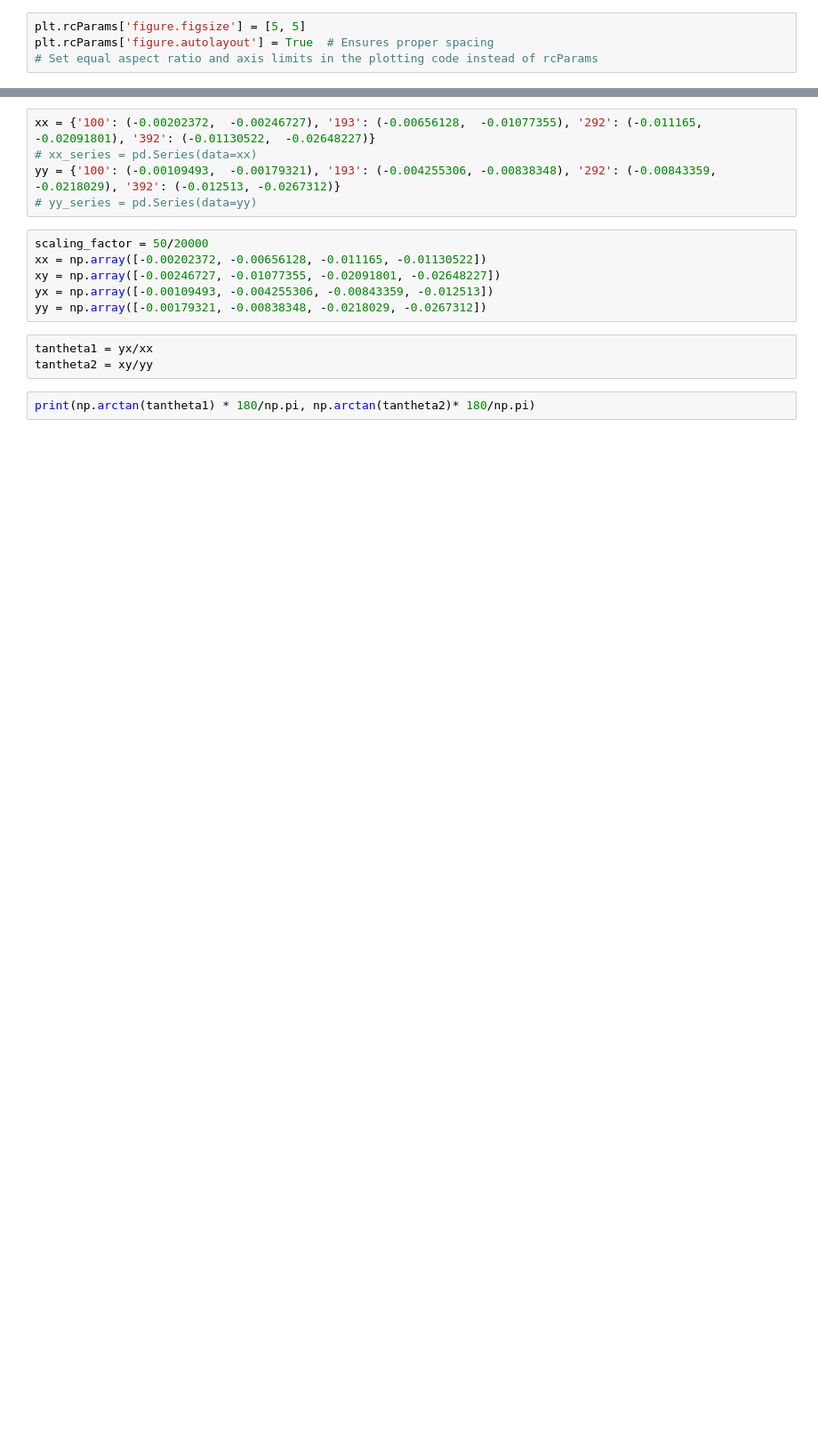
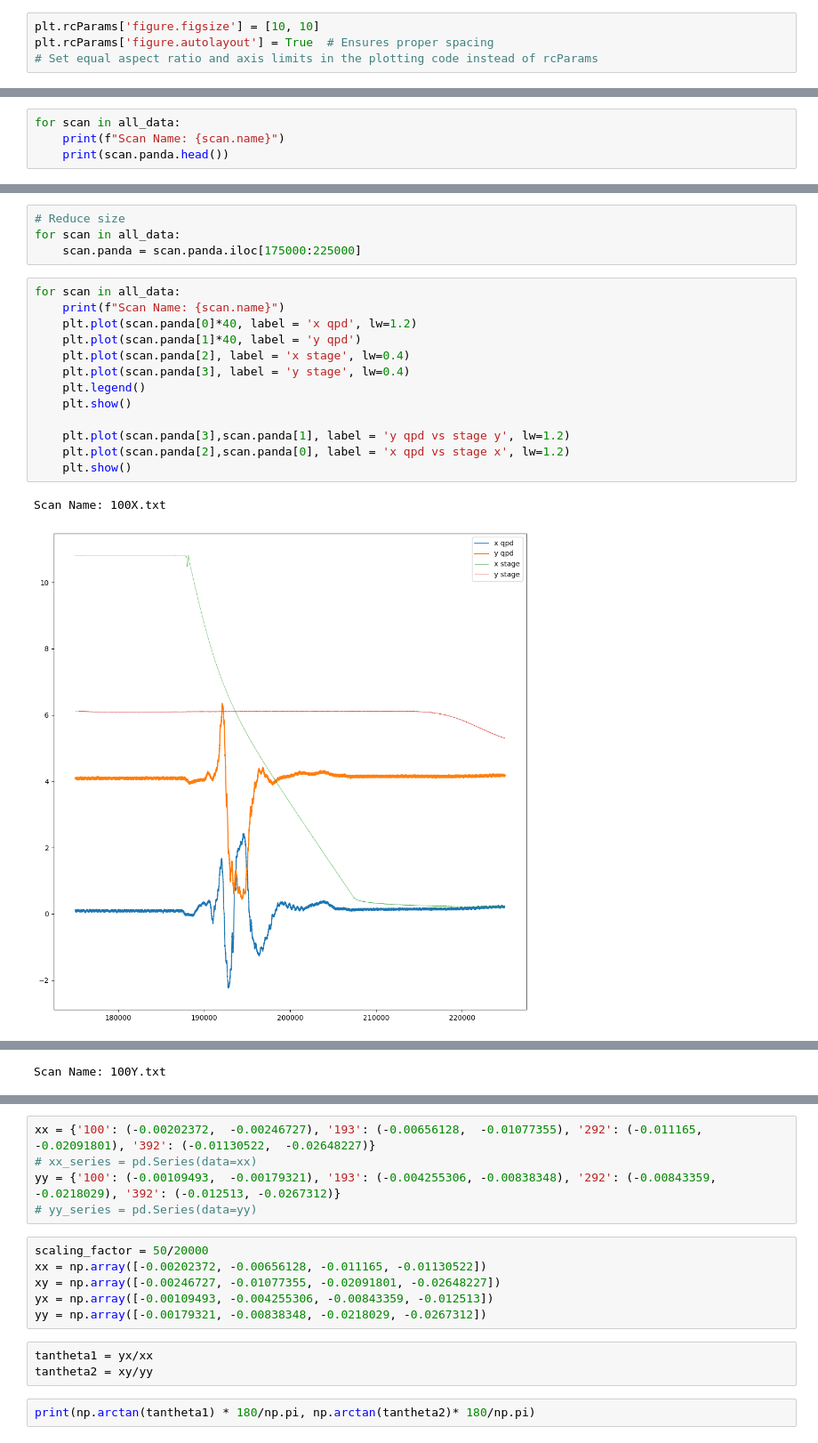
Before and after one commit to Snowton/jlab, a Jupyter notebook: Optical-Trap-master/analysis_copy.ipynb, the cells around one changed output, grey strips where cells are left out. Shown at 89% size. Saved outputs shown, nothing was run; the diff lists cells and outputs as text; blank space fills up the shorter version.

Commit message:
data upload for recal

```diff
--- a/Optical-Trap-master/analysis_copy.ipynb
+++ b/Optical-Trap-master/analysis_copy.ipynb
@@ -68,7 +70,7 @@ def fitlin(x, y, sig):
 
     return popt, perr, chisq, yfit
 # %%
-plt.rcParams['figure.figsize'] = [5, 5]
+plt.rcParams['figure.figsize'] = [10, 10]
 plt.rcParams['figure.autolayout'] = True  # Ensures proper spacing
 # Set equal aspect ratio and axis limits in the plotting code instead of rcParams
 # %%
@@ -165,0 +176,4 @@ xyscan_files = [f.split("/")[-1] for f in xyscan_files]
+# %%
+for scan in all_data:
+    print(f"Scan Name: {scan.name}")
+    print(scan.panda.head())
@@ -165,0 +198,20 @@ xyscan_files = [f.split("/")[-1] for f in xyscan_files]
+# %%
+# Reduce size
+for scan in all_data:
+    scan.panda = scan.panda.iloc[175000:225000]
+# %%
+for scan in all_data:
+    print(f"Scan Name: {scan.name}")
+    plt.plot(scan.panda[0]*40, label = 'x qpd', lw=1.2)
+    plt.plot(scan.panda[1]*40, label = 'y qpd')
+    plt.plot(scan.panda[2], label = 'x stage', lw=0.4)
+    plt.plot(scan.panda[3], label = 'y stage', lw=0.4)
+    plt.legend()
+    plt.show()
+
+    plt.plot(scan.panda[3],scan.panda[1], label = 'y qpd vs stage y', lw=1.2)
+    plt.plot(scan.panda[2],scan.panda[0], label = 'x qpd vs stage x', lw=1.2)
+    plt.show()
+# %% [output]
+Scan Name: 100X.txt
+[figure, added]
@@ -165,0 +219 @@ xyscan_files = [f.split("/")[-1] for f in xyscan_files]
+Scan Name: 100Y.txt
```
Also changed, not shown: parts of 10 cells of this notebook, 31 other files.
